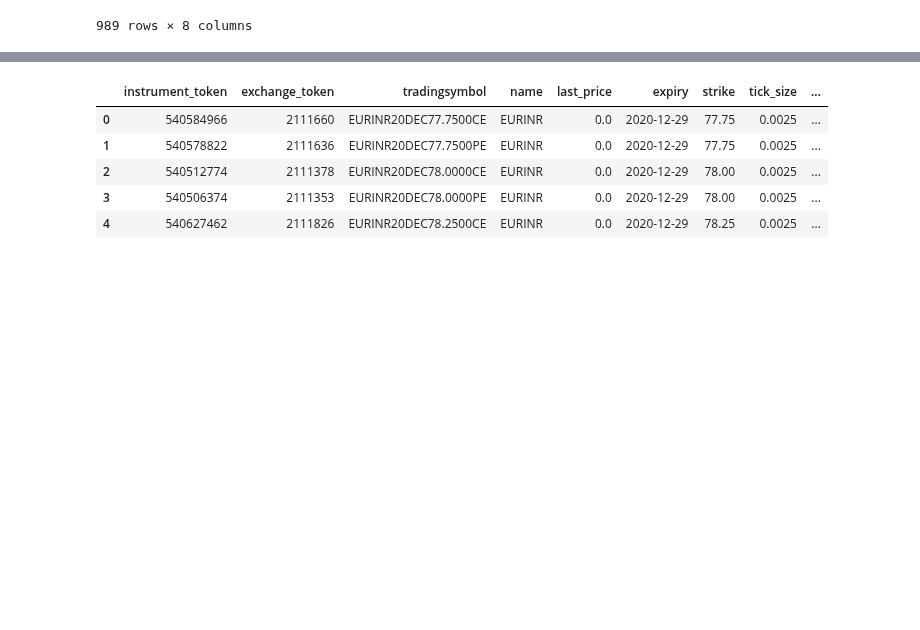
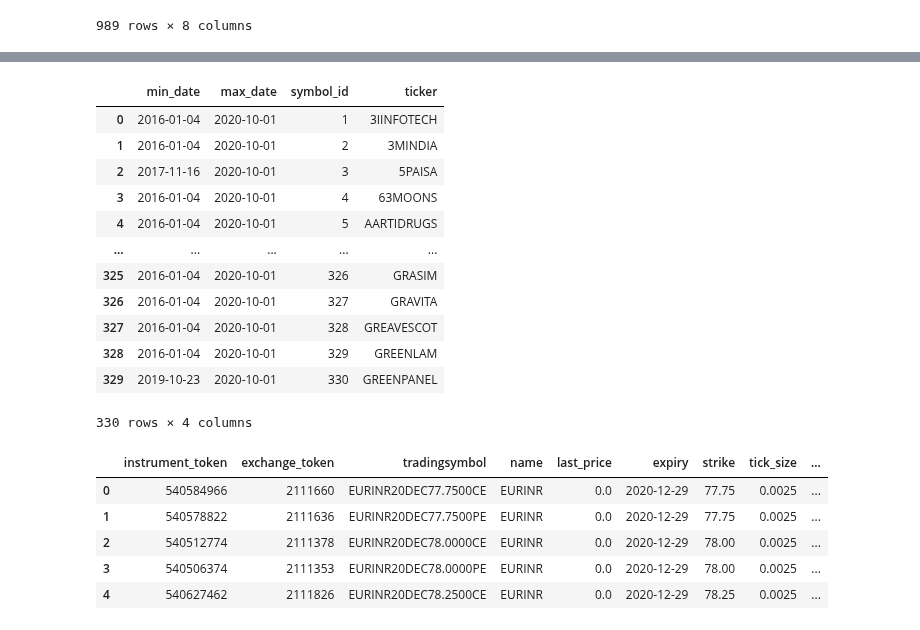
Before and after one commit to saeed349/Dash-Multi-Page-App-Template, a Jupyter notebook: Storage/notebooks/Brokers/Zerodha/Zerodha.ipynb, the cells around one changed output, grey strips where cells are left out. Drawn from its saved outputs; the diff is of its cells as text; code cells hidden in the pictures; blank space fills up the shorter version.

```diff
--- a/Storage/notebooks/Brokers/Zerodha/Zerodha.ipynb
+++ b/Storage/notebooks/Brokers/Zerodha/Zerodha.ipynb
@@ -113,3 +119,19 @@ df_ticker_last_day
+# %%
+np.array_split(df_ticker_last_day, 3)[0]
+# %% [output]
+|  | min_date | max_date | symbol_id | ticker |
+| 0 | 2016-01-04 | 2020-10-01 | 1 | 3IINFOTECH |
+| 1 | 2016-01-04 | 2020-10-01 | 2 | 3MINDIA |
+| 2 | 2017-11-16 | 2020-10-01 | 3 | 5PAISA |
+| 3 | 2016-01-04 | 2020-10-01 | 4 | 63MOONS |
+| 4 | 2016-01-04 | 2020-10-01 | 5 | AARTIDRUGS |
+| ... | ... | ... | ... | ... |
+| 325 | 2016-01-04 | 2020-10-01 | 326 | GRASIM |
+| 326 | 2016-01-04 | 2020-10-01 | 327 | GRAVITA |
+| 327 | 2016-01-04 | 2020-10-01 | 328 | GREAVESCOT |
+| 328 | 2016-01-04 | 2020-10-01 | 329 | GREENLAM |
+| 329 | 2019-10-23 | 2020-10-01 | 330 | GREENPANEL |
+330 rows × 4 columns
 # %%
 kite = zerodha_authentication.zerodha_authentication(
 api_key=zerodha_cred.api_key,
```
Also changed, not shown: parts of 3 cells of this notebook, 6 other files.
